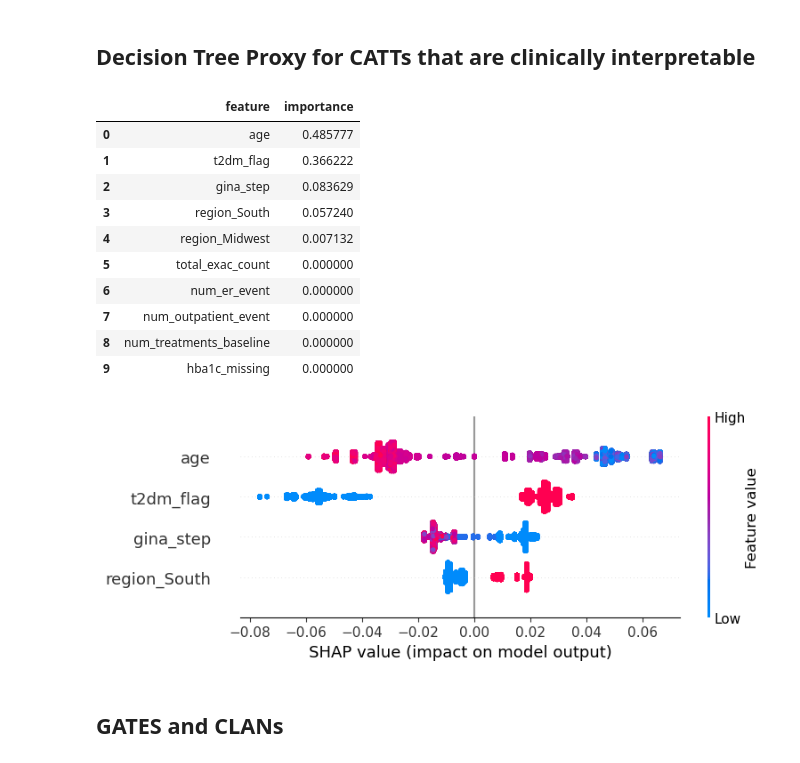
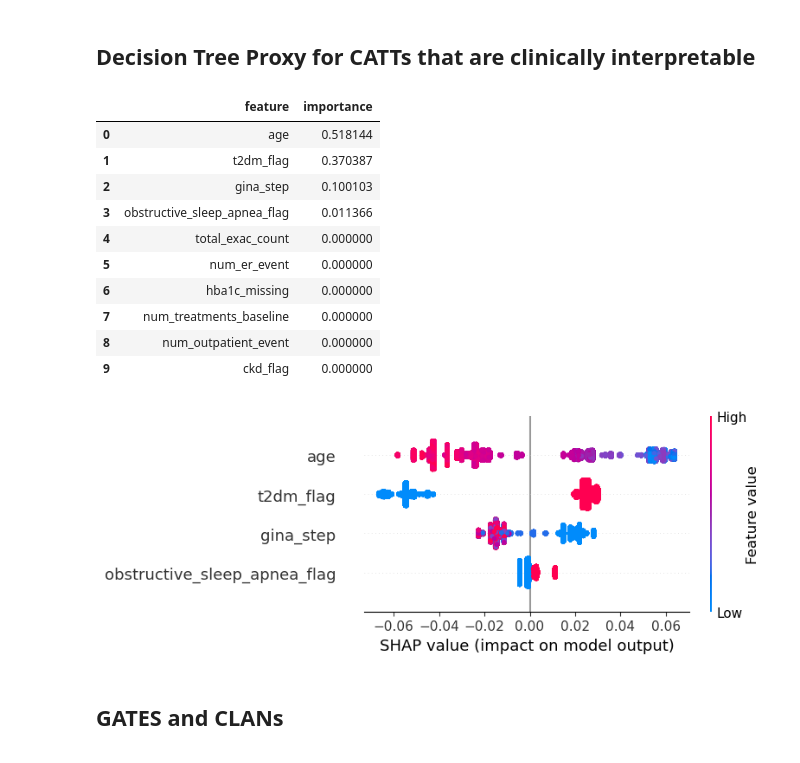
Before and after one commit to nweerasuriya/omscs, a Jupyter notebook: ISYE6420/Project/binary_bcf_exac.ipynb, the cells around one changed output. Drawn from its saved outputs; the diff is of its cells as text; code cells hidden in the pictures.

Commit message:
Remove region from decision tree

```diff
--- a/ISYE6420/Project/binary_bcf_exac.ipynb
+++ b/ISYE6420/Project/binary_bcf_exac.ipynb
@@ -666,42 +616,44 @@ catt_rate_ratios = np.exp(catt_estimates)
 y_proxy = catt_estimates
 
 # Drop region columns if they exist, since they are not clinically interpretable
-feature_names = X.columns
+administrative_cols = [col for col in X.columns if 'region' in col.lower() or 'site' in col.lower()]
+X_tau_clinical = X.drop(columns=administrative_cols)
+feature_names_clinical = X_tau_clinical.columns
 
 # 2. Fit a shallow Decision Tree to explain these effects using your covariates
 # Max depth 4 keeps it clinically interpretable (16 subgroups max)
 proxy_tree = DecisionTreeRegressor(max_depth=4)
-proxy_tree.fit(X_tau, y_proxy)
+proxy_tree.fit(X_tau_clinical, y_proxy)
 
 # 3. Get the feature importance and visualize the rules
 feature_importance = proxy_tree.feature_importances_
 feature_importance_df = pd.DataFrame({
-    "feature": feature_names,
+    "feature": feature_names_clinical,
     "importance": feature_importance
 }).sort_values(by="importance", ascending=False)
 feature_importance_df.head(10).reset_index(drop=True)
 # %% [output]
 |  | feature | importance |
-| 0 | age | 0.485777 |
-| 1 | t2dm_flag | 0.366222 |
-| 2 | gina_step | 0.083629 |
-| 3 | region_South | 0.057240 |
-| 4 | region_Midwest | 0.007132 |
-| 5 | total_exac_count | 0.000000 |
-| 6 | num_er_event | 0.000000 |
-| 7 | num_outpatient_event | 0.000000 |
-| 8 | num_treatments_baseline | 0.000000 |
-| 9 | hba1c_missing | 0.000000 |
+| 0 | age | 0.518144 |
+| 1 | t2dm_flag | 0.370387 |
+| 2 | gina_step | 0.100103 |
+| 3 | obstructive_sleep_apnea_flag | 0.011366 |
+| 4 | total_exac_count | 0.000000 |
+| 5 | num_er_event | 0.000000 |
+| 6 | hba1c_missing | 0.000000 |
+| 7 | num_treatments_baseline | 0.000000 |
+| 8 | num_outpatient_event | 0.000000 |
+| 9 | ckd_flag | 0.000000 |
 # %%
 # SHAP values for the tree
 import shap
 explainer = shap.TreeExplainer(proxy_tree)
-shap_values = explainer.shap_values(X_tau)
+shap_values = explainer.shap_values(X_tau_clinical)
 
 # Visualize the SHAP values
-shap.summary_plot(shap_values, X_tau, feature_names=feature_names, max_display=4)
+shap.summary_plot(shap_values, X_tau_clinical, feature_names=feature_names_clinical, max_display=4)
 # %% [output]
-[figure, old version]
+[figure, new version]
 # %% [markdown]
 ## GATES and CLANs
 # %%
```
Also changed, not shown: parts of 1 cell of this notebook, 1 other file.
